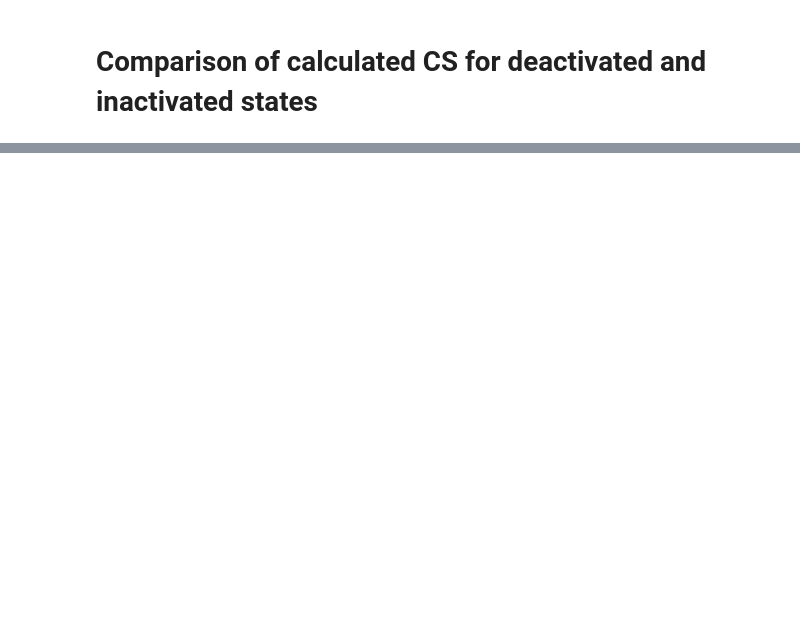
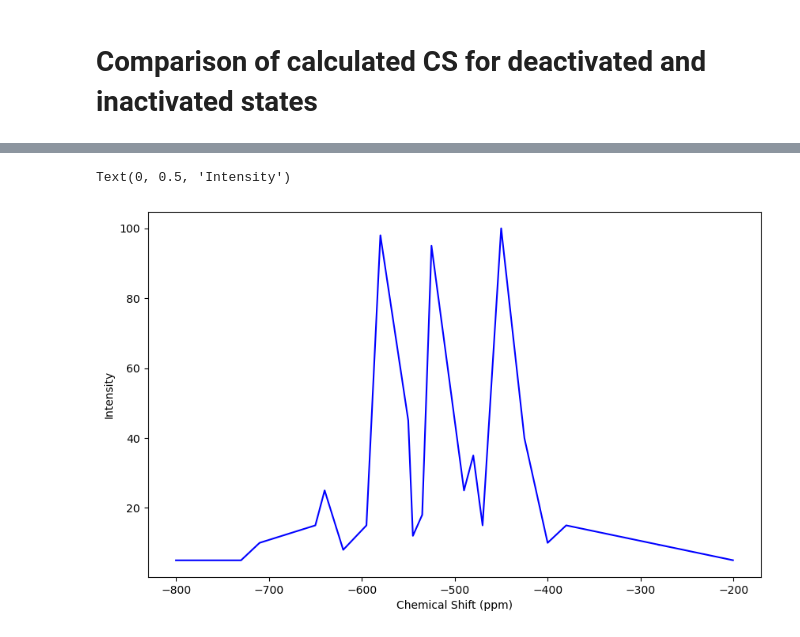
Before and after one commit to Xyunyao/KChannel_torsion_angle, a Jupyter notebook: KcsA_Deactivated_vs_inteacted_predictcs.ipynb, the cells around one changed output, grey strips where cells are left out. Cells and saved outputs as stored; diff of their text form; code cells hidden in the pictures; blank space fills up the shorter version.

```diff
--- a/KcsA_Deactivated_vs_inteacted_predictcs.ipynb
+++ b/KcsA_Deactivated_vs_inteacted_predictcs.ipynb
@@ -150,0 +411,15 @@ plt.show()
+# %%
+data = pd.read_csv('/Users/yunyao_1/Downloads/H113Cd_spectrum_extracted_test.csv', skiprows=2)
+# Extract the relevant columns
+x = np.array(data['Chemical Shift (ppm)'])
+y = np.array(data['Intensity'])
+#y1= np.array(data['Cd(benzoate)2(n-butylamine)2 (Blue)'])
+# Create the plot
+plt.figure(figsize=(10, 6))
+plt.plot(x, y, color='blue', label='Spectrum')
+#plt.plot(x, y1, color='red', label='Spectrum 2')
+plt.xlabel('Chemical Shift (ppm)')
+plt.ylabel('Intensity')
+# %% [output]
+Text(0, 0.5, 'Intensity')
+[figure, added]
```
Also changed, not shown: parts of 15 cells of this notebook.
